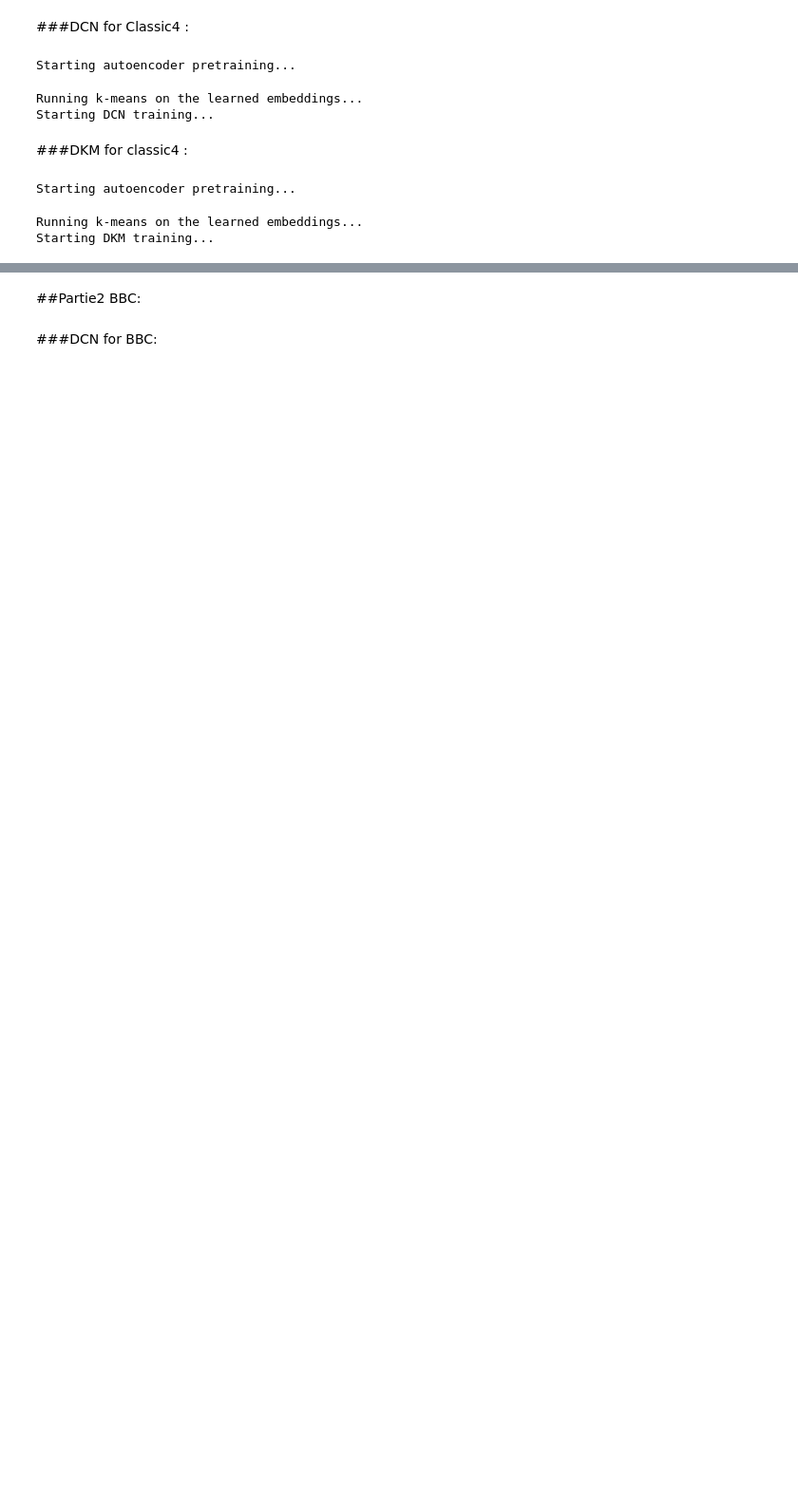
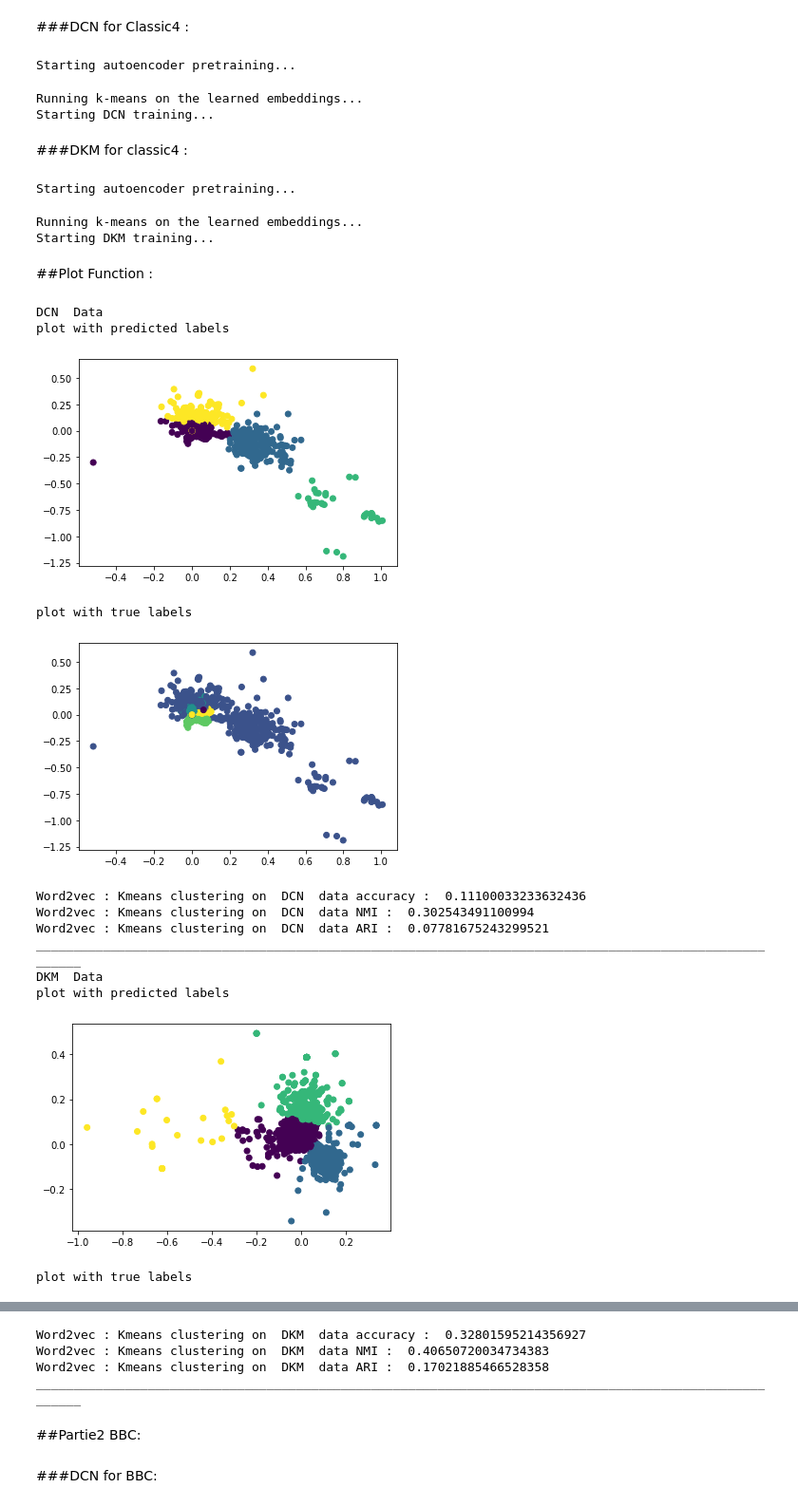
Before and after one commit to SeyfGoumeida/Projet_Mixt_Coclus_Partie1, a Jupyter notebook: Copy_of_Projet_Mixt_Coclus_Partie1.ipynb, the cells around one changed output, grey strips where cells are left out. Shown at 95% size. Saved outputs shown, nothing was run; the diff lists cells and outputs as text; code cells hidden in the pictures; blank space fills up the shorter version.

```diff
--- a/Copy_of_Projet_Mixt_Coclus_Partie1.ipynb
+++ b/Copy_of_Projet_Mixt_Coclus_Partie1.ipynb
@@ -1788,3 +1805,44 @@ reduced_data['DKM']=X_reduced_DKM_Classic4
 Starting autoencoder pretraining...
 Running k-means on the learned embeddings...
 Starting DKM training...
+# %% [markdown]
+##Plot Function :
+# %%
+def plot_result(key,true_labels,predicted_labels):
+  print(key," Data")
+  #------------ plot---------------------------
+  Components = pd.DataFrame(reduced_data[key])
+  print("plot with predicted labels")
+  plt.scatter(Components[0], Components[1], c=predicted_labels)
+  plt.show()
+
+  #-------
+  print("plot with true labels")
+  plt.scatter(Components[0], Components[1], c=true_labels)
+  plt.show()
+
+  #-------
+
+  print('Word2vec : Kmeans clustering on ',key,' data accuracy : ',accuracy_score(true_labels,predicted_labels))
+  print('Word2vec : Kmeans clustering on ',key,' data NMI : ',normalized_mutual_info_score(true_labels,predicted_labels))
+  print('Word2vec : Kmeans clustering on ',key,' data ARI : ',adjusted_rand_score(true_labels,predicted_labels))
+  print("________________________________________________________________________________________________________")
+
+
+K = 4
+plot_result("DCN",true_labels,cluster_assign_DCN_Classic4)
+plot_result("DKM",true_labels,cluster_assign_DKM_Classic4)
+# %% [output]
+DCN  Data
+plot with predicted labels
+[figure, added]
+plot with true labels
+[figure, added]
+Word2vec : Kmeans clustering on  DCN  data accuracy :  0.11100033233632436
+Word2vec : Kmeans clustering on  DCN  data NMI :  0.302543491100994
+Word2vec : Kmeans clustering on  DCN  data ARI :  0.07781675243299521
+________________________________________________________________________________________________________
+DKM  Data
+plot with predicted labels
+[figure, added]
+plot with true labels
@@ -1791,3 +1850,7 @@ Starting DKM training...
+Word2vec : Kmeans clustering on  DKM  data accuracy :  0.32801595214356927
+Word2vec : Kmeans clustering on  DKM  data NMI :  0.40650720034734383
+Word2vec : Kmeans clustering on  DKM  data ARI :  0.17021885466528358
+________________________________________________________________________________________________________
 # %% [markdown]
 ##Partie2 BBC:
 # %% [markdown]
```
Also changed, not shown: parts of 7 cells of this notebook.
